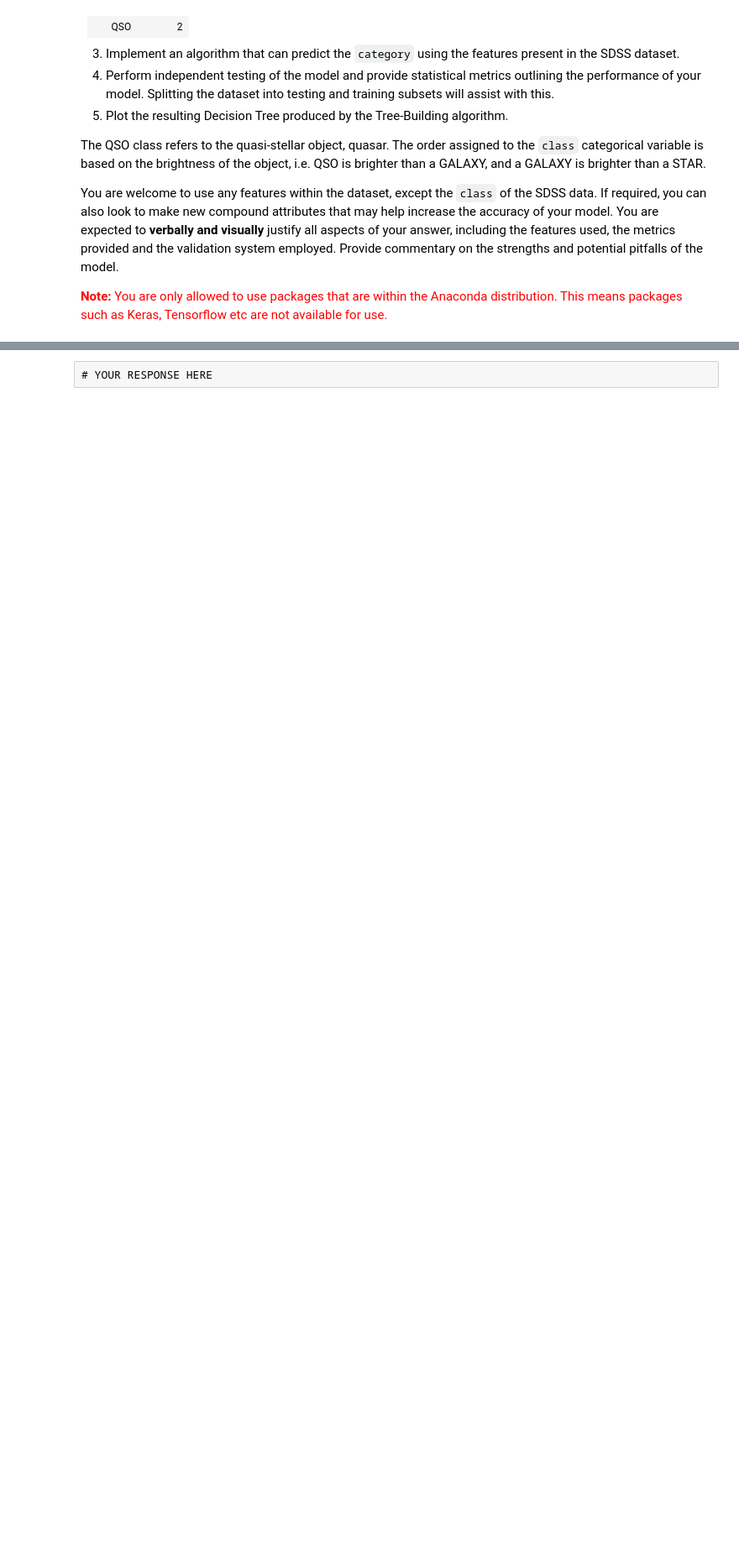
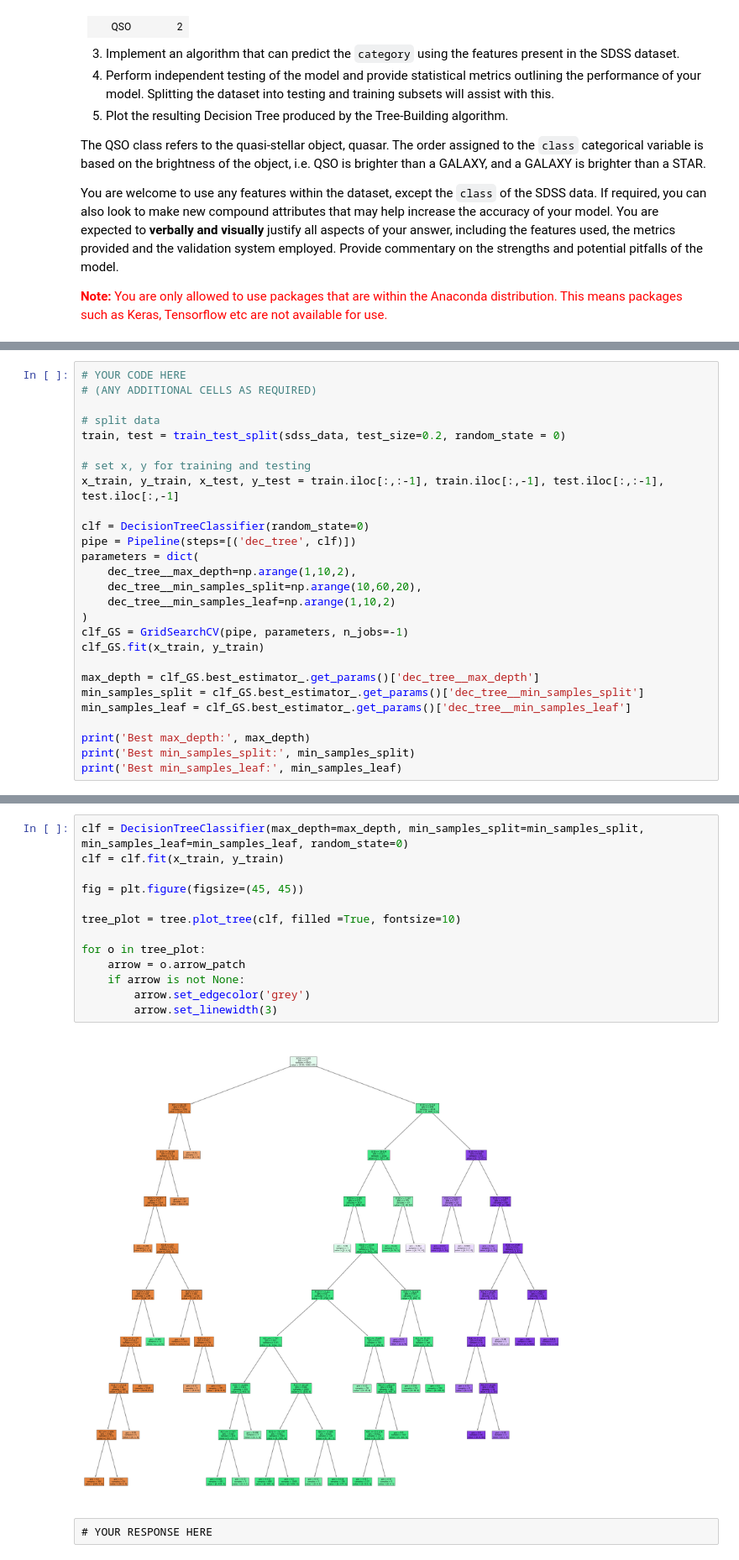
Before and after one commit to Vesper-Lin/comp2420-2021-ass2, a Jupyter notebook: Assignment 2.ipynb, the cells around one changed output, grey strips where cells are left out. Shown at 84% size. Cells and saved outputs as stored; diff of their text form; blank space fills up the shorter version.

```diff
--- a/Assignment 2.ipynb
+++ b/Assignment 2.ipynb
@@ -697,0 +728,27 @@ Predictors:
+# %%
+# YOUR CODE HERE
+# (ANY ADDITIONAL CELLS AS REQUIRED)
+
+# split data
+train, test = train_test_split(sdss_data, test_size=0.2, random_state = 0)
+
+# set x, y for training and testing
+x_train, y_train, x_test, y_test = train.iloc[:,:-1], train.iloc[:,-1], test.iloc[:,:-1], test.iloc[:,-1]
+
+clf = DecisionTreeClassifier(random_state=0)
+pipe = Pipeline(steps=[('dec_tree', clf)])
+parameters = dict(
+    dec_tree__max_depth=np.arange(1,10,2),
+    dec_tree__min_samples_split=np.arange(10,60,20),
+    dec_tree__min_samples_leaf=np.arange(1,10,2)
+)
+clf_GS = GridSearchCV(pipe, parameters, n_jobs=-1)
+clf_GS.fit(x_train, y_train)
+
+max_depth = clf_GS.best_estimator_.get_params()['dec_tree__max_depth']
+min_samples_split = clf_GS.best_estimator_.get_params()['dec_tree__min_samples_split']
+min_samples_leaf = clf_GS.best_estimator_.get_params()['dec_tree__min_samples_leaf']
+
+print('Best max_depth:', max_depth)
+print('Best min_samples_split:', min_samples_split)
+print('Best min_samples_leaf:', min_samples_leaf)
@@ -698,3 +759,18 @@ Predictors:
+# %%
+clf = DecisionTreeClassifier(max_depth=max_depth, min_samples_split=min_samples_split, min_samples_leaf=min_samples_leaf, random_state=0)
+clf = clf.fit(x_train, y_train)
+
+fig = plt.figure(figsize=(45, 45))
+
+tree_plot = tree.plot_tree(clf, filled =True, fontsize=10)
+
+for o in tree_plot:
+    arrow = o.arrow_patch
+    if arrow is not None:
+        arrow.set_edgecolor('grey')
+        arrow.set_linewidth(3)
+# %% [output]
+[figure, added]
 # %% [raw]
 # YOUR RESPONSE HERE
 # %% [markdown]
```
Also changed, not shown: parts of 6 cells of this notebook, 1 other file.
